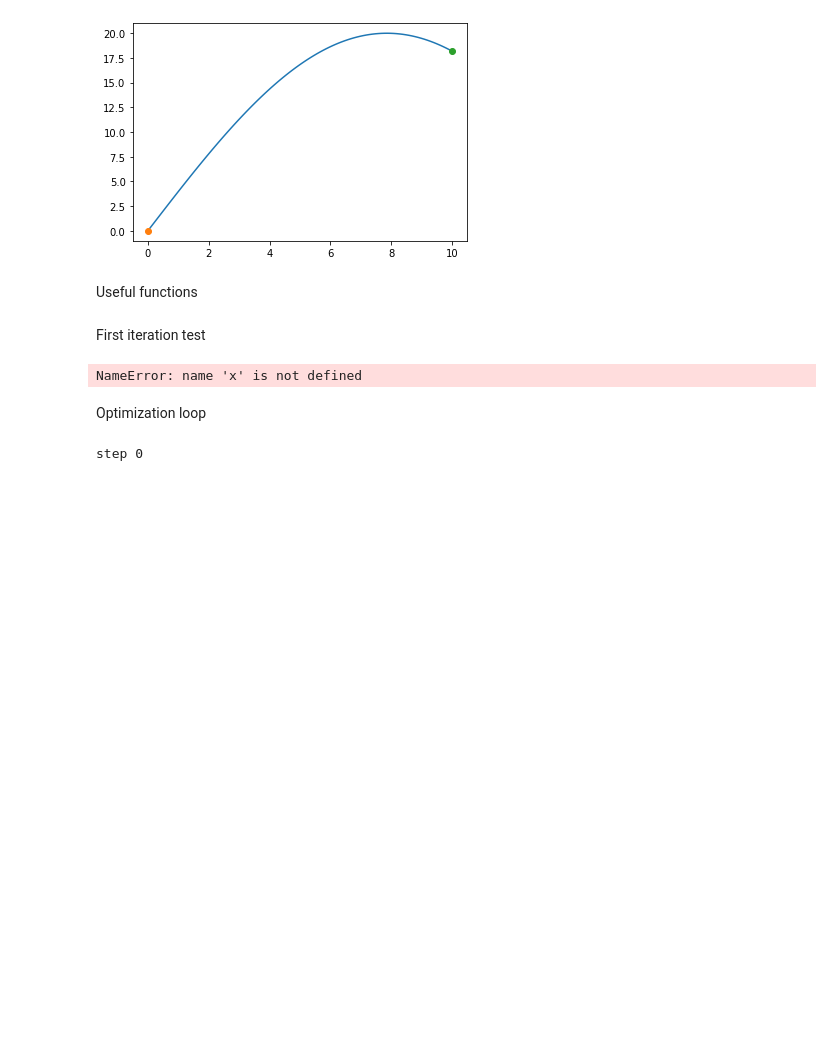
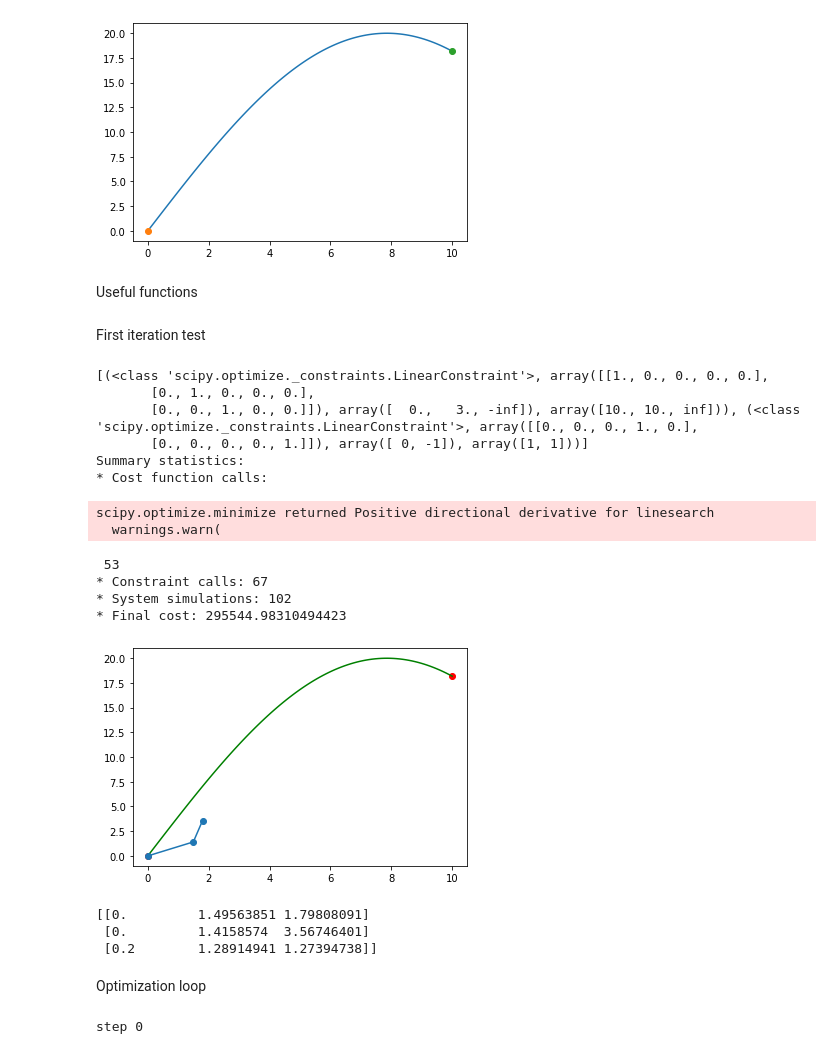
Before and after one commit to louisgevers/mobile-robotics-project, a Jupyter notebook: notebooks/project_global_navigation_implementation.ipynb, the cells around one changed output. Saved outputs shown, nothing was run; the diff lists cells and outputs as text; code cells hidden in the pictures; blank space fills up the shorter version.

```diff
--- a/notebooks/project_global_navigation_implementation.ipynb
+++ b/notebooks/project_global_navigation_implementation.ipynb
@@ -62,7 +63,7 @@ xf = [Sequence[-1].x, Sequence[-1].y, 0.]; uf = [10., 0.]
 def lafonc(x):
     return 3*np.sin(x/3)
 
-Q = np.array([[0.1, 0, 0],[0, 0.1, 0], [0, 0, 0.1]])          # don't turn too sharply
+Q = np.array([[0.1, 10, 0],[0, 10, 0], [0, 0, 0.1]])          # don't turn too sharply
 R = np.diag([1, 1])               # keep inputs small
 P = np.diag([1000, 1000, 1000])   # get close to final point
 
@@ -106,37 +107,53 @@ LengthHorizon = 3
 
 traj_cost = opt.quadratic_cost(vehicle, Q, R, x0=xf, u0=uf)
 term_cost = opt.quadratic_cost(vehicle, P, 0, x0=xf)
-"""
+
 def fun(x,u):
     index = min(range(len(Sequence)), key=lambda i: abs(Sequence[i].x-x[0]))
     return x[1]-Sequence[index].y
 lb = -0.1
 ub = 0.1
-"""
+
 #constraints = [{"type": "ineq", "fun": lambda x: x[0] - 3*np.sin(x[1]/3)+2},{"type": "ineq", "fun": lambda x: -x[0] + 3*np.sin(x[1]/3)+2}]
 #constraints = [(scopt.NonlinearConstraint, fun, lb, ub), opt.input_range_constraint(vehicle, [min_velocity, min_deviation_phi], [max_velocity, max_deviation_phi]) ]
 WidthTunnel = 0.5
 # Sequence[min(range(len(Sequence)), key=lambda i: abs(Sequence[i].x-x[0]))].y-WidthTunnel
-constraints = [opt.state_range_constraint(vehicle, [-np.inf, Sequence[min(range(len(Sequence)), key=lambda i: abs(Sequence[i].x-x[0]))].y-WidthTunnel, -np.inf], [np.inf, Sequence[min(range(len(Sequence)), key=lambda i: abs(Sequence[i].x-x[0]))].y+WidthTunnel, np.inf]), opt.input_range_constraint(vehicle, [min_velocity, min_deviation_phi], [max_velocity, max_deviation_phi])]
+constraints = [opt.state_range_constraint(vehicle, [0, 3, -np.inf], [10, 10, np.inf]), opt.input_range_constraint(vehicle, [min_velocity, min_deviation_phi], [max_velocity, max_deviation_phi])]
 print(constraints)
 
 horizon = np.linspace(0, LengthHorizon, LengthHorizon, endpoint=True)
 result = opt.solve_ocp(vehicle, horizon, x0, traj_cost, constraints, terminal_cost=term_cost, initial_guess=u0, log=False)
+#result = opt.create_mpc_iosystem(vehicle, horizon, x0, traj_cost, constraints, terminal_cost=term_cost, initial_guess=u0, log=False)
 
 # Simulate the system dynamics (open loop)
 resp = ct.input_output_response(
     vehicle, horizon, result.inputs, x0,
     t_eval=np.linspace(0, LengthHorizon, LengthHorizon))
 t, y, u = resp.time, resp.outputs, resp.inputs
 
 # Plot
 plt.plot(x0[0], x0[1], 'ro', xf[0], xf[1], 'ro')
 plt.plot(xaxis, yaxis, 'g')
 plt.plot(y[0], y[1], 'o-')
 plt.show()
 print(y)
 # %% [output]
-NameError: name 'x' is not defined
+[(<class 'scipy.optimize._constraints.LinearConstraint'>, array([[1., 0., 0., 0., 0.],
+       [0., 1., 0., 0., 0.],
+       [0., 0., 1., 0., 0.]]), array([  0.,   3., -inf]), array([10., 10., inf])), (<class 'scipy.optimize._constraints.LinearConstraint'>, array([[0., 0., 0., 1., 0.],
+       [0., 0., 0., 0., 1.]]), array([ 0, -1]), array([1, 1]))]
+Summary statistics:
+* Cost function calls:
+scipy.optimize.minimize returned Positive directional derivative for linesearch
+  warnings.warn(
+ 53
+* Constraint calls: 67
+* System simulations: 102
+* Final cost: 295544.98310494423
+[figure, added]
+[[0.         1.49563851 1.79808091]
+ [0.         1.4158574  3.56746401]
+ [0.2        1.28914941 1.27394738]]
 # %% [markdown]
 Optimization loop
 # %%
```
Also changed, not shown: parts of 2 cells of this notebook, 1 other file.
